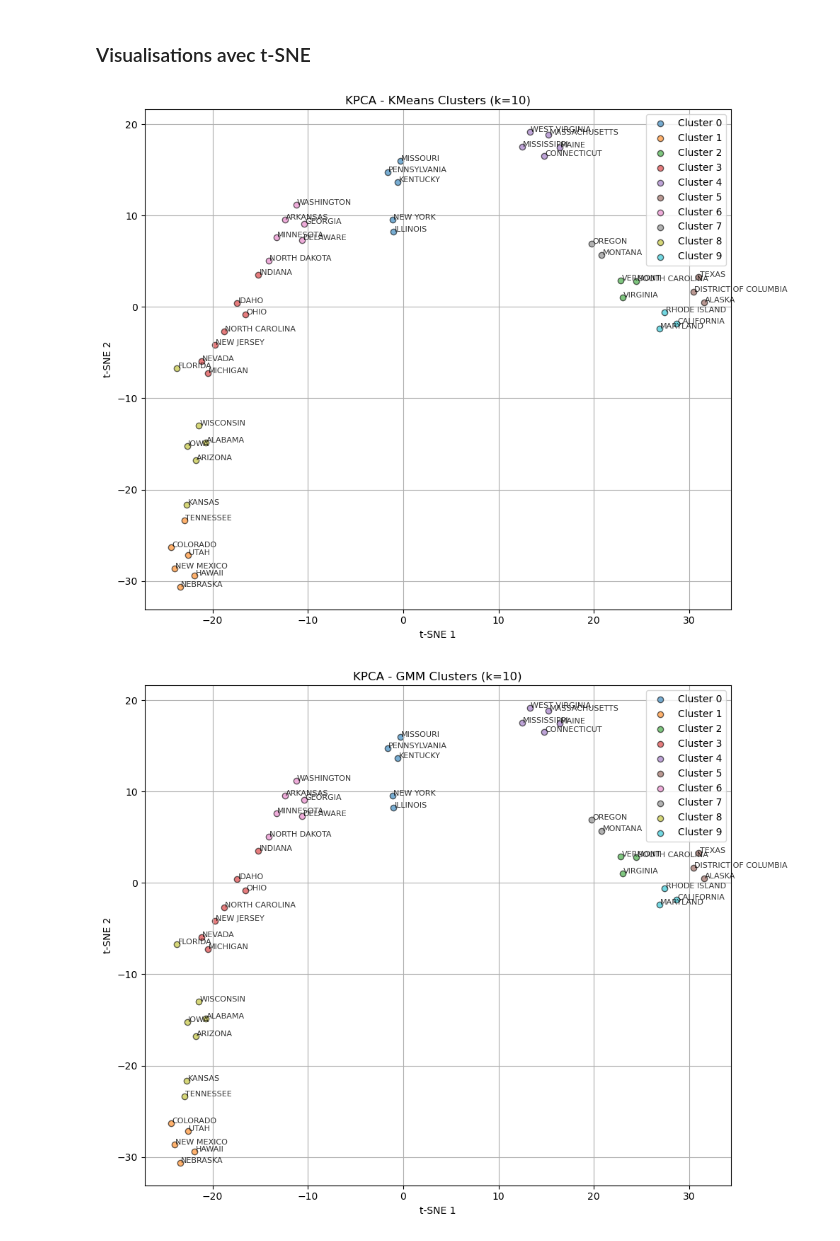
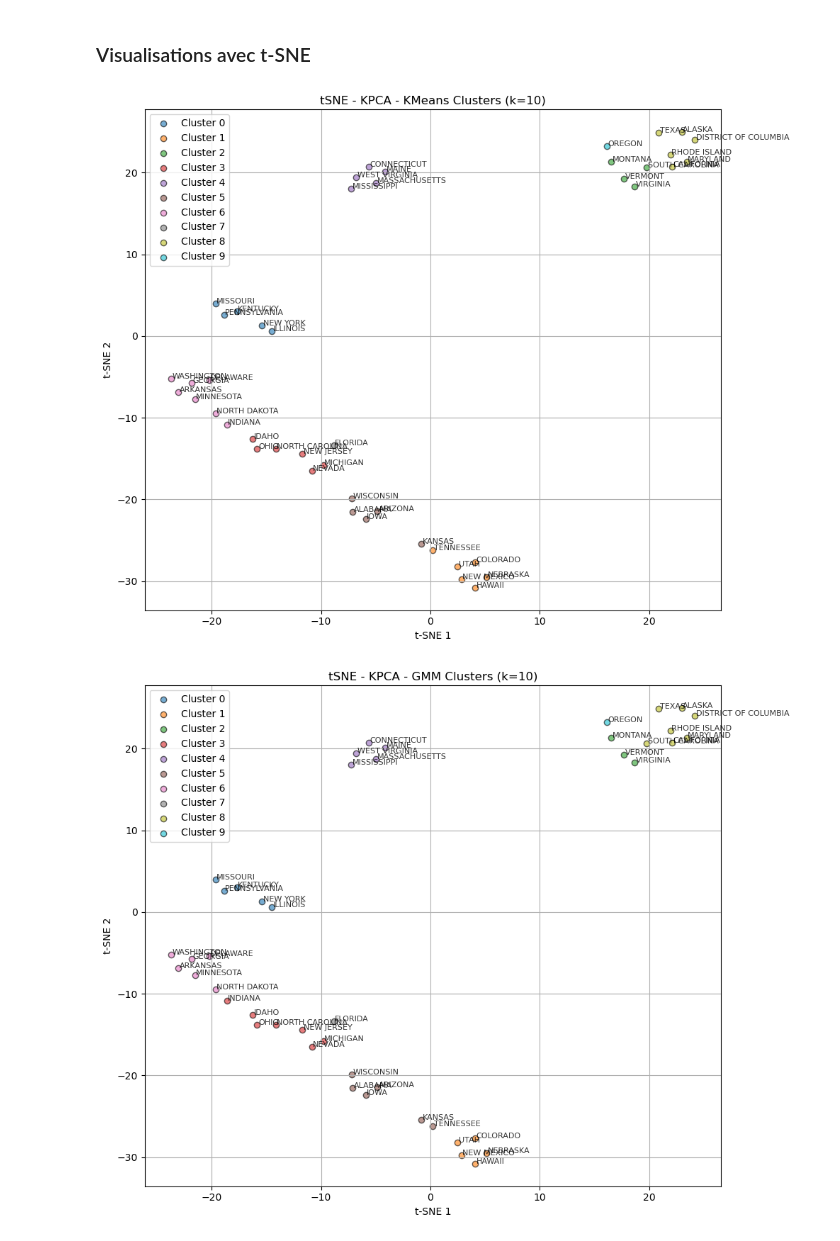
Before and after one commit to mikhailBenali/ML2_Project_ESB_adoption, a Jupyter notebook: src/BusDistribution.ipynb, the cells around one changed output. Saved outputs shown, nothing was run; the diff lists cells and outputs as text; code cells hidden in the pictures.

```diff
--- a/src/BusDistribution.ipynb
+++ b/src/BusDistribution.ipynb
@@ -531,5 +565,5 @@ Les variables n'étant pas linéairement séparables et les résultats étant m
 # %%
-kpca = KernelPCA(n_components=2, kernel='rbf', gamma=0.1, random_state=42)
+kpca = KernelPCA(n_components=2, kernel='rbf', random_state=42)
 X_kpca = kpca.fit_transform(X_scaled)
 # %% [markdown]
 On fait tourner les algos pour k clusters allant de 2 à 10
@@ -610,0 +647,5 @@ Pour DBSCAN, en prenant en compte les 4 scores et min_samples=3, la distance qui
+# %%
+kmeans_kpca = KMeans(n_clusters=10, random_state=42)
+gmm_kpca = GaussianMixture(n_components=10, random_state=42)
+agglo_kpca = AgglomerativeClustering(n_clusters=9)
+dbscan_kpca = DBSCAN(eps=0.17, min_samples=3)
@@ -626,10 +695,10 @@ labels_dbscan_kpca = dbscan_kpca.fit_predict(X_kpca)
 # %%
 states = df_state_clean["State"].values
 
-plot_clusters_with_labels(X_tsne_kpca, labels_kmeans_kpca, "KPCA - KMeans Clusters (k=10)", states)
-plot_clusters_with_labels(X_tsne_kpca, labels_gmm_kpca, "KPCA - GMM Clusters (k=10)", states)
-plot_clusters_with_labels(X_tsne_kpca, labels_agglo_kpca, "KPCA - Agglomerative Clustering (k=4)", states)
-plot_clusters_with_labels(X_tsne_kpca, labels_dbscan_kpca, "DBSCAN Clusters (eps=0.13, min_samples=3)", states)
+plot_clusters_with_labels(X_tsne_kpca, labels_kmeans_kpca, "tSNE - KPCA - KMeans Clusters (k=10)", states)
+plot_clusters_with_labels(X_tsne_kpca, labels_gmm_kpca, "tSNE - KPCA - GMM Clusters (k=10)", states)
+plot_clusters_with_labels(X_tsne_kpca, labels_agglo_kpca, "tSNE - KPCA - Agglomerative Clustering (k=9)", states)
+plot_clusters_with_labels(X_tsne_kpca, labels_dbscan_kpca, "tSNE - KPCA - DBSCAN Clusters (eps=0.17, min_samples=3)", states)
 # %% [output]
-[figure, old version]
+[figure, new version]
-[figure, old version]
+[figure, new version]
```
Also changed, not shown: parts of 28 cells of this notebook, 1 other file.
